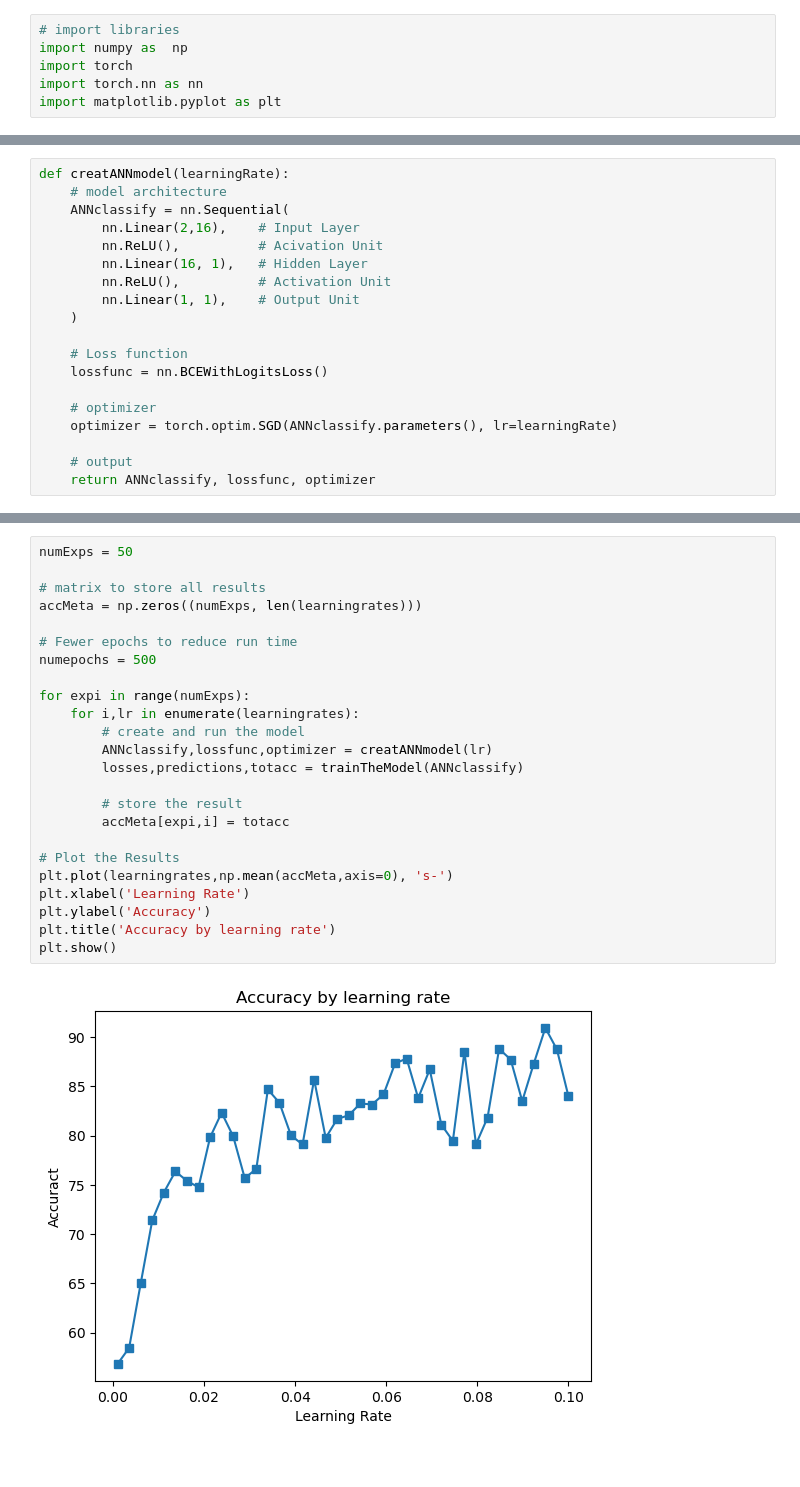
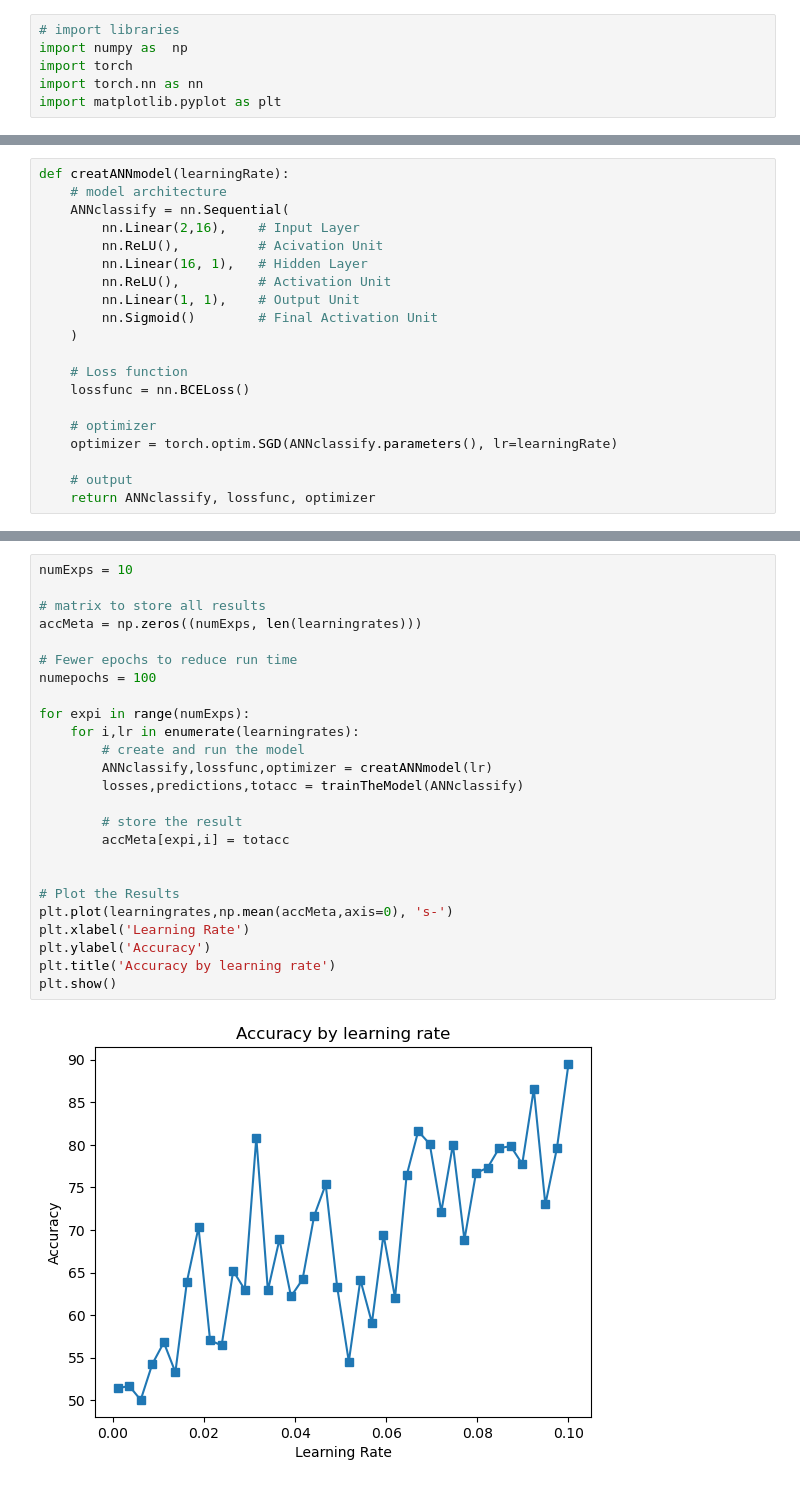
Before and after one commit to The-Ico2/Deep-Learning-and-Machine-Learning, a Jupyter notebook: pytorch/notes/Deep-Learning/ANNs/(39)-Multilayer_ANN.ipynb, the cells around one changed output, grey strips where cells are left out. Drawn from its saved outputs; the diff is of its cells as text.

```diff
--- a/pytorch/notes/Deep-Learning/ANNs/(39)-Multilayer_ANN.ipynb
+++ b/pytorch/notes/Deep-Learning/ANNs/(39)-Multilayer_ANN.ipynb
@@ -52,10 +52,11 @@ def creatANNmodel(learningRate):
         nn.Linear(16, 1),   # Hidden Layer
         nn.ReLU(),          # Activation Unit
         nn.Linear(1, 1),    # Output Unit
+        nn.Sigmoid()        # Final Activation Unit
     )
 
     # Loss function
-    lossfunc = nn.BCEWithLogitsLoss()
+    lossfunc = nn.BCELoss()
 
     # optimizer
     optimizer = torch.optim.SGD(ANNclassify.parameters(), lr=learningRate)
@@ -143,26 +146,27 @@ tensor(0.6750)
 # %%
-numExps = 50
+numExps = 10
 
 # matrix to store all results
 accMeta = np.zeros((numExps, len(learningrates)))
 
 # Fewer epochs to reduce run time
-numepochs = 500
+numepochs = 100
 
 for expi in range(numExps):
     for i,lr in enumerate(learningrates):
         # create and run the model
         ANNclassify,lossfunc,optimizer = creatANNmodel(lr)
         losses,predictions,totacc = trainTheModel(ANNclassify)
 
         # store the result
         accMeta[expi,i] = totacc
 
+
 # Plot the Results
 plt.plot(learningrates,np.mean(accMeta,axis=0), 's-')
 plt.xlabel('Learning Rate')
 plt.ylabel('Accuracy')
 plt.title('Accuracy by learning rate')
 plt.show()
 # %% [output]
-[figure, old version]
+[figure, new version]
```
Also changed, not shown: parts of 6 cells of this notebook, 23 other files.
